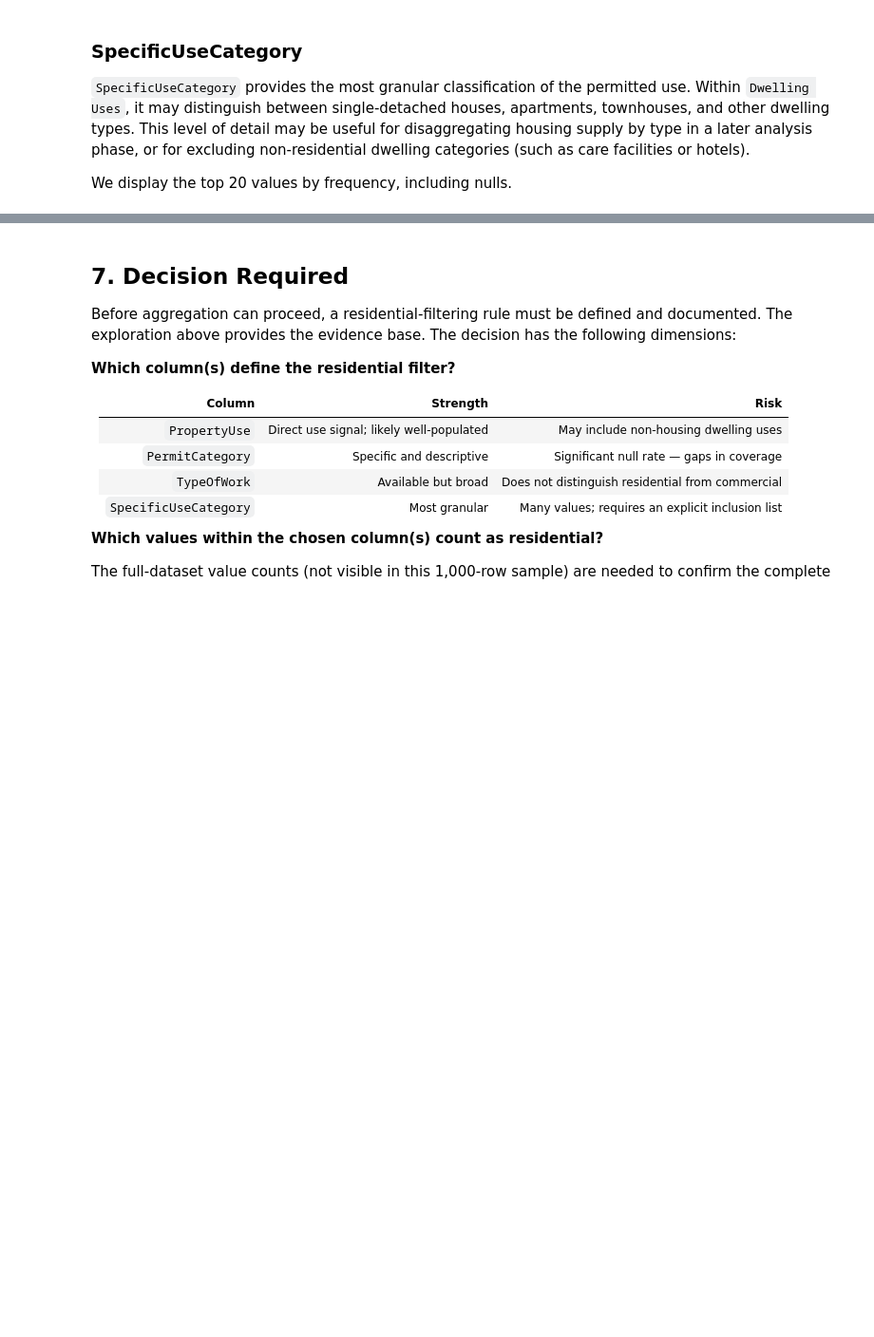
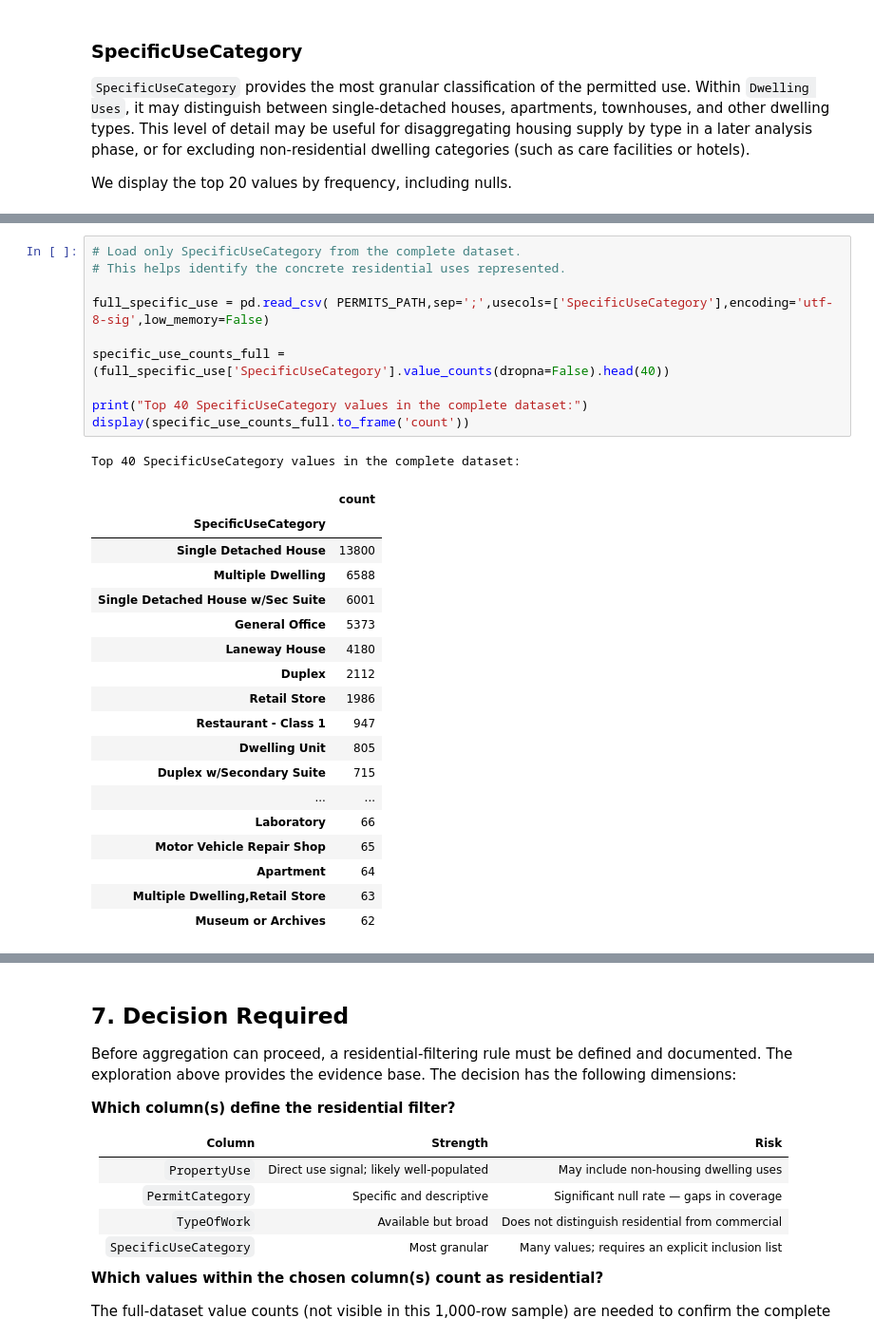
Before and after one commit to chvmdf/vancouver-property-value-housing-supply-analysis, a Jupyter notebook: notebooks/03_building_permits_preparation_and_analysis.ipynb, the cells around one changed output, grey strips where cells are left out. Shown at 95% size. Cells and saved outputs as stored; diff of their text form; blank space fills up the shorter version.

```diff
--- a/notebooks/03_building_permits_preparation_and_analysis.ipynb
+++ b/notebooks/03_building_permits_preparation_and_analysis.ipynb
@@ -199,0 +369,30 @@ display(specific_use_counts.head(20).to_frame('count'))
+# %%
+# Load only SpecificUseCategory from the complete dataset.
+# This helps identify the concrete residential uses represented.
+
+full_specific_use = pd.read_csv( PERMITS_PATH,sep=';',usecols=['SpecificUseCategory'],encoding='utf-8-sig',low_memory=False)
+
+specific_use_counts_full = (full_specific_use['SpecificUseCategory'].value_counts(dropna=False).head(40))
+
+print("Top 40 SpecificUseCategory values in the complete dataset:")
+display(specific_use_counts_full.to_frame('count'))
+# %% [output]
+Top 40 SpecificUseCategory values in the complete dataset:
+|  | count |
+| SpecificUseCategory |  |
+| Single Detached House | 13800 |
+| Multiple Dwelling | 6588 |
+| Single Detached House w/Sec Suite | 6001 |
+| General Office | 5373 |
+| Laneway House | 4180 |
+| Duplex | 2112 |
+| Retail Store | 1986 |
+| Restaurant - Class 1 | 947 |
+| Dwelling Unit | 805 |
+| Duplex w/Secondary Suite | 715 |
+| ... | ... |
+| Laboratory | 66 |
+| Motor Vehicle Repair Shop | 65 |
+| Apartment | 64 |
+| Multiple Dwelling,Retail Store | 63 |
+| Museum or Archives | 62 |
```
Also changed, not shown: parts of 13 cells of this notebook.
